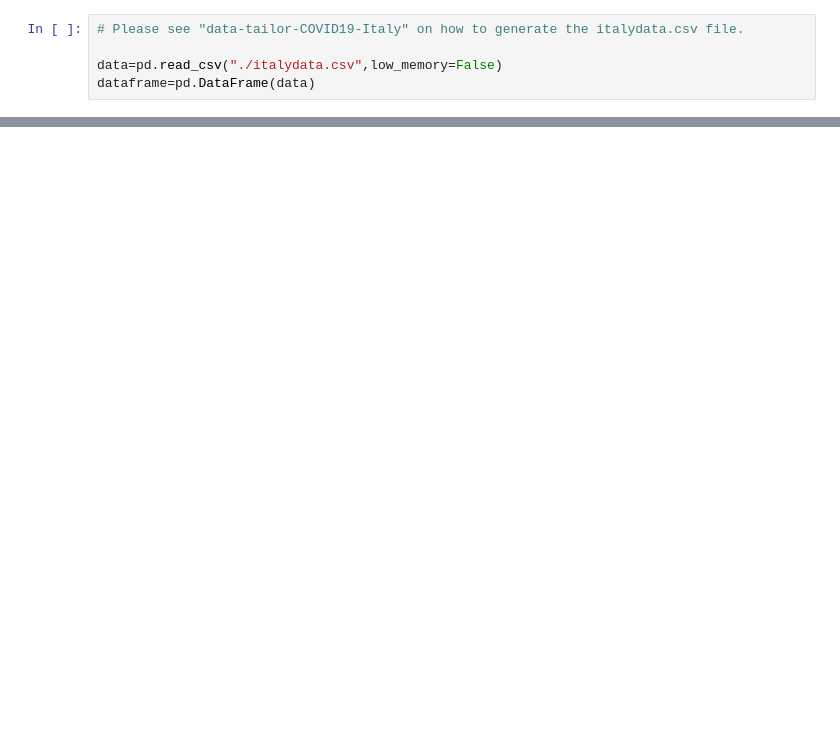
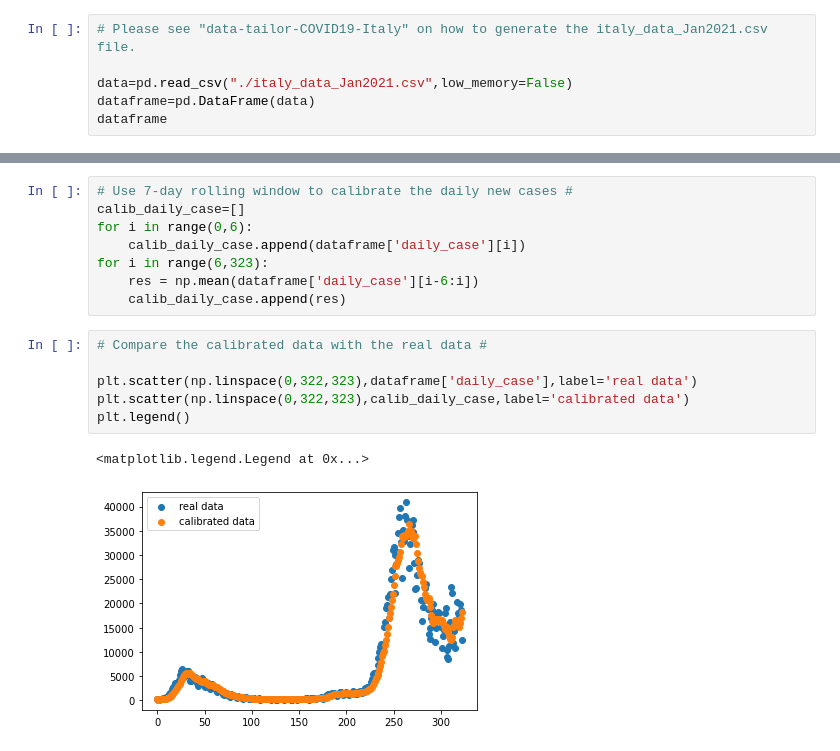
Before and after one commit to xxh314/COVID19-bloodtransfusionmodel, a Jupyter notebook: data-fitting-COVID19-Italy.ipynb, the cells around one changed output, grey strips where cells are left out. Drawn from its saved outputs; the diff is of its cells as text; blank space fills up the shorter version.

```diff
--- a/data-fitting-COVID19-Italy.ipynb
+++ b/data-fitting-COVID19-Italy.ipynb
@@ -12,5 +15,6 @@ from ddeint import ddeint
 # %%
-# Please see "data-tailor-COVID19-Italy" on how to generate the italydata.csv file.
+# Please see "data-tailor-COVID19-Italy" on how to generate the italy_data_Jan2021.csv file.
 
-data=pd.read_csv("./italydata.csv",low_memory=False)
+data=pd.read_csv("./italy_data_Jan2021.csv",low_memory=False)
 dataframe=pd.DataFrame(data)
+dataframe
@@ -16,0 +35,17 @@ dataframe=pd.DataFrame(data)
+# %%
+# Use 7-day rolling window to calibrate the daily new cases #
+calib_daily_case=[]
+for i in range(0,6):
+    calib_daily_case.append(dataframe['daily_case'][i])
+for i in range(6,323):
+    res = np.mean(dataframe['daily_case'][i-6:i])
+    calib_daily_case.append(res)
+# %%
+# Compare the calibrated data with the real data #
+
+plt.scatter(np.linspace(0,322,323),dataframe['daily_case'],label='real data')
+plt.scatter(np.linspace(0,322,323),calib_daily_case,label='calibrated data')
+plt.legend()
+# %% [output]
+<matplotlib.legend.Legend at 0x...>
+[figure, added]
```
Also changed, not shown: parts of 17 cells of this notebook, 1 other file.
